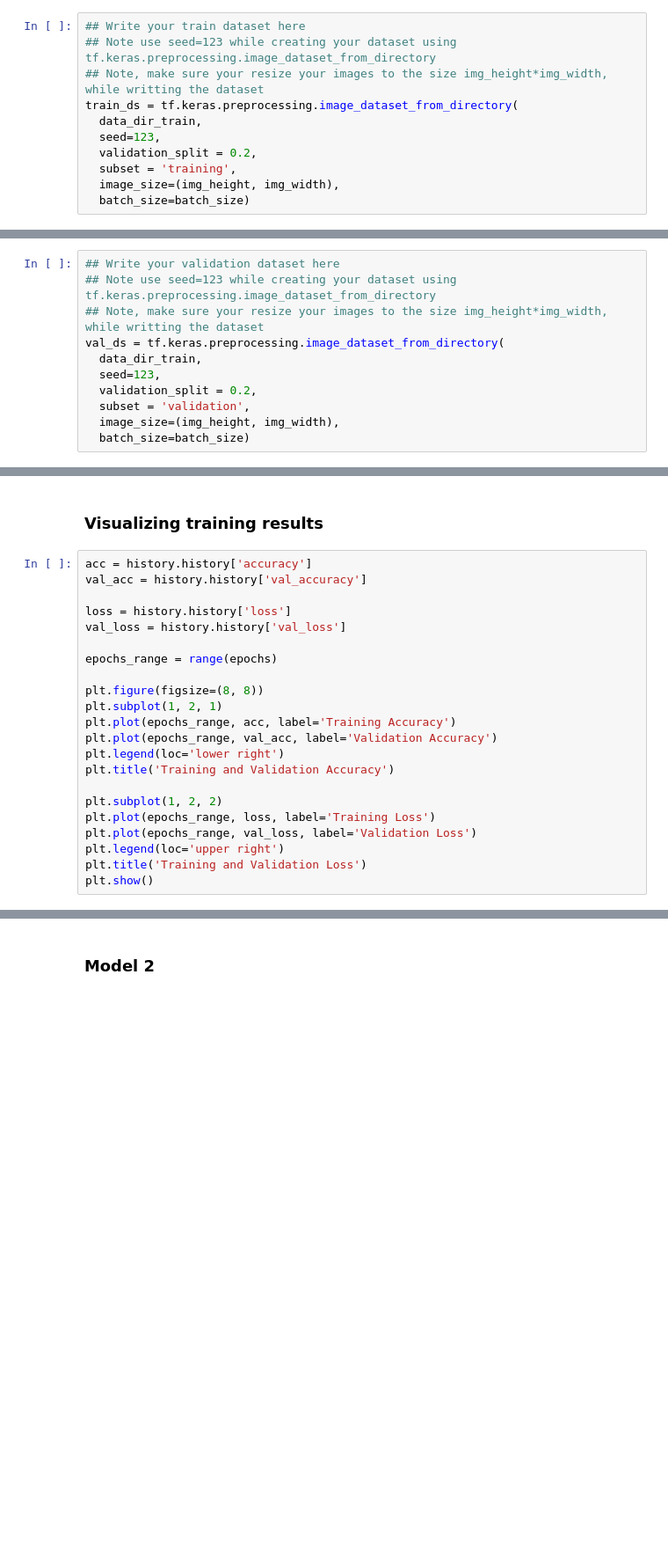
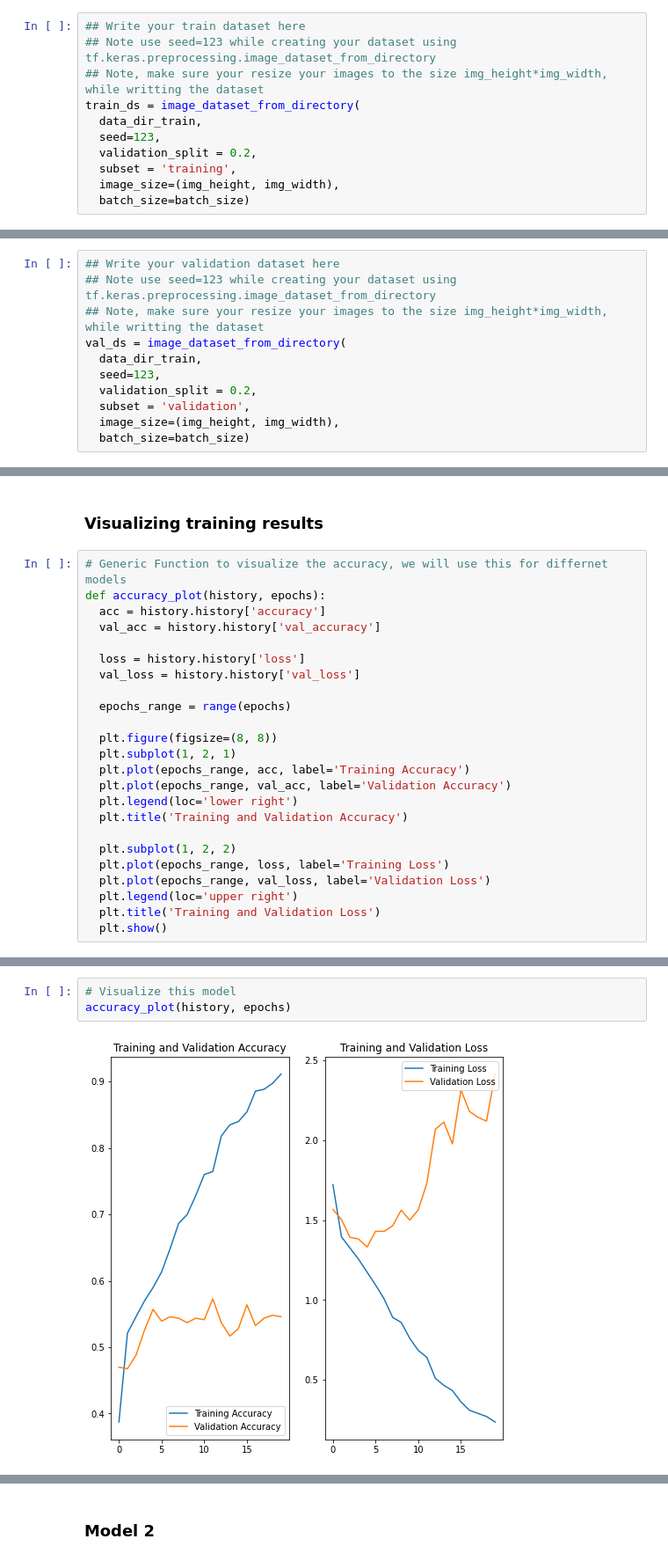
Before and after one commit to bappa-2000/cnn_assignment, a Jupyter notebook: CNN_Assignment.ipynb, the cells around one changed output, grey strips where cells are left out. Shown at 88% size. Drawn from its saved outputs; the diff is of its cells as text; blank space fills up the shorter version.

```diff
--- a/CNN_Assignment.ipynb
+++ b/CNN_Assignment.ipynb
@@ -108,7 +109,7 @@ Use 80% of the images for training, and 20% for validation.
 ## Write your train dataset here
 ## Note use seed=123 while creating your dataset using tf.keras.preprocessing.image_dataset_from_directory
 ## Note, make sure your resize your images to the size img_height*img_width, while writting the dataset
-train_ds = tf.keras.preprocessing.image_dataset_from_directory(
+train_ds = image_dataset_from_directory(
   data_dir_train,
   seed=123,
   validation_split = 0.2,
@@ -122,7 +123,7 @@ Using 1792 files for training.
 ## Write your validation dataset here
 ## Note use seed=123 while creating your dataset using tf.keras.preprocessing.image_dataset_from_directory
 ## Note, make sure your resize your images to the size img_height*img_width, while writting the dataset
-val_ds = tf.keras.preprocessing.image_dataset_from_directory(
+val_ds = image_dataset_from_directory(
   data_dir_train,
   seed=123,
   validation_split = 0.2,
@@ -246,24 +260,26 @@ Epoch 20/20
 # %% [markdown]
 ### Visualizing training results
 # %%
-acc = history.history['accuracy']
-val_acc = history.history['val_accuracy']
+# Generic Function to visualize the accuracy, we will use this for differnet models
+def accuracy_plot(history, epochs):
+  acc = history.history['accuracy']
+  val_acc = history.history['val_accuracy']
 
-loss = history.history['loss']
-val_loss = history.history['val_loss']
+  loss = history.history['loss']
+  val_loss = history.history['val_loss']
 
-epochs_range = range(epochs)
+  epochs_range = range(epochs)
 
-plt.figure(figsize=(8, 8))
-plt.subplot(1, 2, 1)
-plt.plot(epochs_range, acc, label='Training Accuracy')
-plt.plot(epochs_range, val_acc, label='Validation Accuracy')
-plt.legend(loc='lower right')
-plt.title('Training and Validation Accuracy')
+  plt.figure(figsize=(8, 8))
+  plt.subplot(1, 2, 1)
+  plt.plot(epochs_range, acc, label='Training Accuracy')
+  plt.plot(epochs_range, val_acc, label='Validation Accuracy')
+  plt.legend(loc='lower right')
+  plt.title('Training and Validation Accuracy')
 
-plt.subplot(1, 2, 2)
-plt.plot(epochs_range, loss, label='Training Loss')
-plt.plot(epochs_range, val_loss, label='Validation Loss')
-plt.legend(loc='upper right')
-plt.title('Training and Validation Loss')
-plt.show()
+  plt.subplot(1, 2, 2)
+  plt.plot(epochs_range, loss, label='Training Loss')
+  plt.plot(epochs_range, val_loss, label='Validation Loss')
+  plt.legend(loc='upper right')
+  plt.title('Training and Validation Loss')
+  plt.show()
@@ -271,0 +286,5 @@ plt.show()
+# %%
+# Visualize this model
+accuracy_plot(history, epochs)
+# %% [output]
+[figure, added]
```
Also changed, not shown: parts of 36 cells of this notebook.
